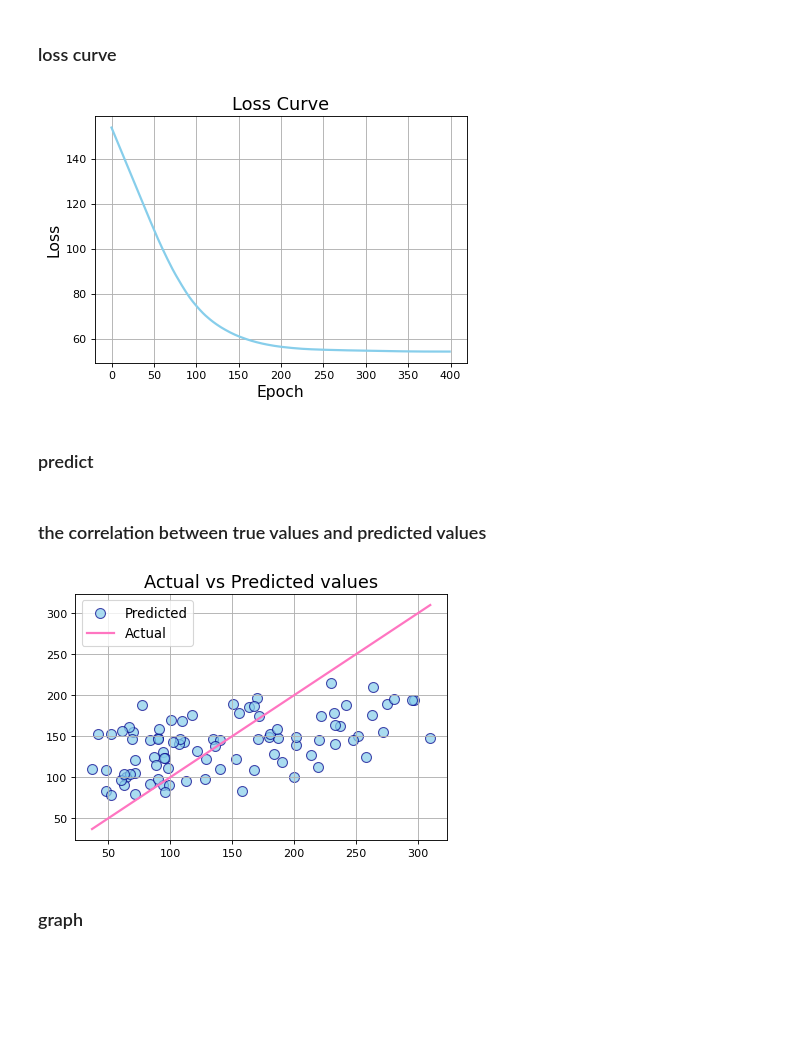
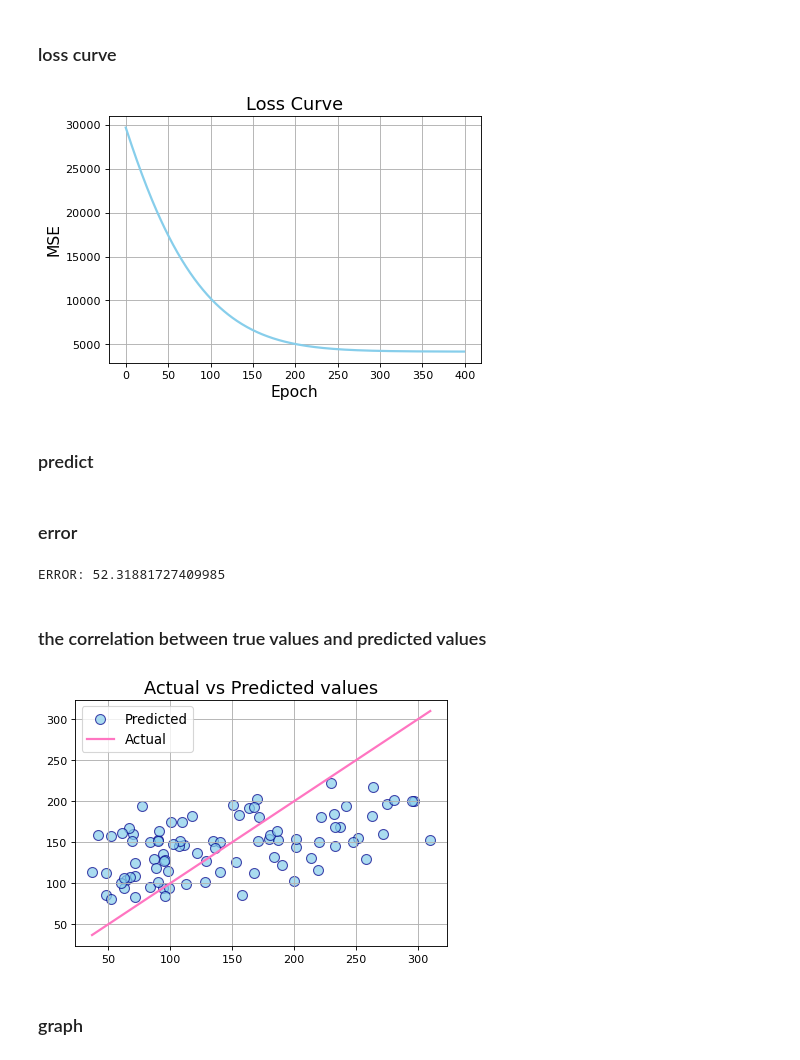
Before and after one commit to arman-hk/mingrad, a Jupyter notebook: examples/linear.ipynb, the cells around one changed output. Cells and saved outputs as stored; diff of their text form; code cells hidden in the pictures; blank space fills up the shorter version.

```diff
--- a/examples/linear.ipynb
+++ b/examples/linear.ipynb
@@ -25,32 +26,31 @@ model = Sequential(
     Linear(10, 1)
     )
 optimizer = Adam(model.parameters(), lr=0.9)
-mae = MAE()
+mse = MSE()
 # %% [markdown]
 ### training loop
 # %%
 losses = []
 for epoch in range(400):
     out = model(x_train)
-    loss = mae(out, y_train)
+    loss = mse(out, y_train)
     loss.backward()
     optimizer.step()
-    #print(f"Epoch {epoch+1}, Loss: {loss.data}")
     losses.append(loss.data)
 # %% [markdown]
 ### loss curve
 # %%
 fig, ax = plt.subplots(figsize=(6, 4), dpi=80)
 
 ax.plot(losses, color='skyblue', linewidth=2)
 ax.set_title('Loss Curve', fontsize=16)
 ax.set_xlabel('Epoch', fontsize=14)
-ax.set_ylabel('Loss', fontsize=14)
+ax.set_ylabel('MSE', fontsize=14)
 ax.grid(True)
 
 plt.show()
 # %% [output]
-[figure, old version]
+[figure, new version]
 # %% [markdown]
 ### predict
 # %%
@@ -58,8 +57,18 @@ x_test = Value(x_test)
 y_pred = model(x_test)
+# %% [markdown]
+### error
+# %%
+mae = MAE()
+error = mae(y_pred, y_test)
+
+print(f"ERROR: {error.data}")
+# %% [output]
+ERROR: 52.31881727409985
 # %% [markdown]
 ### the correlation between true values and predicted values
 # %%
 fig, ax = plt.subplots(figsize=(6, 4), dpi=80)
+y_test = y_test.data
 ax.scatter(y_test, y_pred.data, color='skyblue', edgecolors='darkblue', s=80, alpha=0.7, label='Predicted')
 ax.plot([y_test.min(), y_test.max()], [y_test.min(), y_test.max()], '#ff75c1', lw=2, label='Actual')
 ax.set_title('Actual vs Predicted values', fontsize=16)
@@ -67,7 +76,7 @@ ax.grid(True)
 ax.legend(fontsize=12)
 plt.show()
 # %% [output]
-[figure, old version]
+[figure, new version]
 # %% [markdown]
 ### graph
 # %%
```
Also changed, not shown: parts of 4 cells of this notebook.
